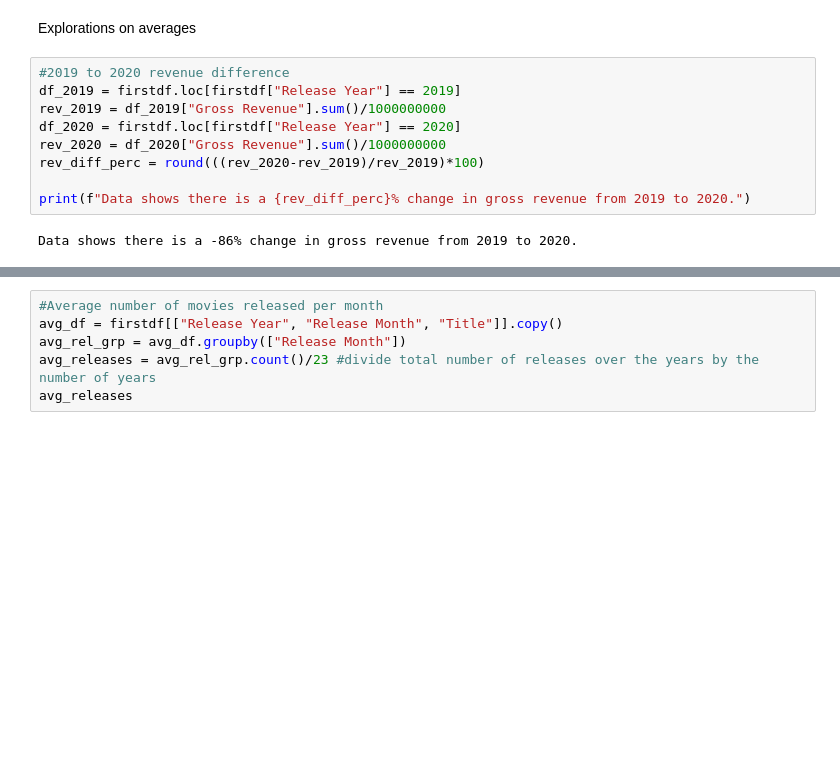
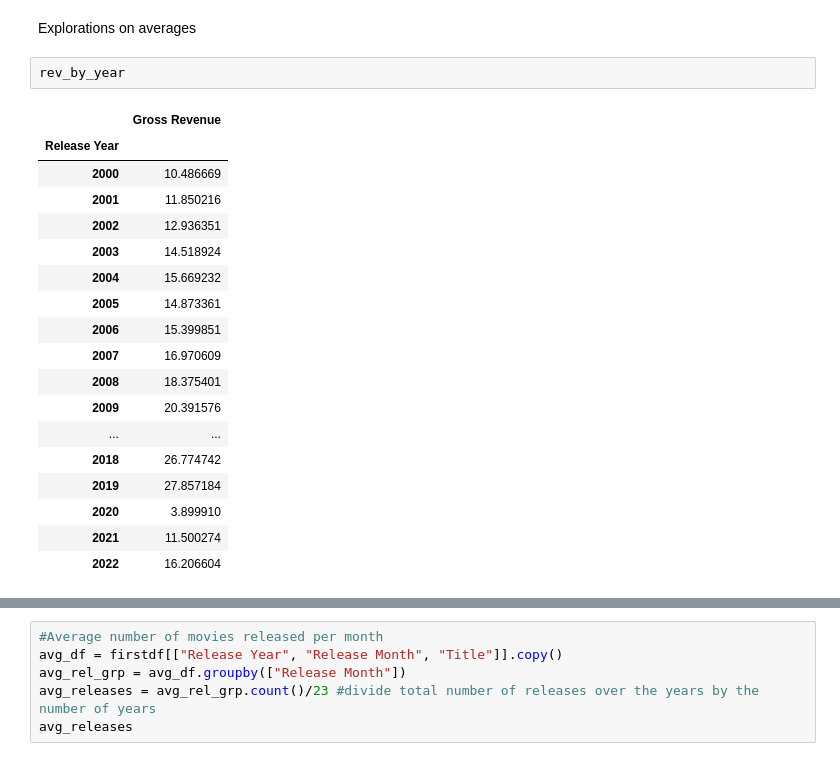
Before and after one commit to calirave/project1, a Jupyter notebook: Data Manipulation/Data Cleaning and Manipulation/Batch 1.ipynb, the cells around one changed output, grey strips where cells are left out. Saved outputs shown, nothing was run; the diff lists cells and outputs as text; blank space fills up the shorter version.

```diff
--- a/Data Manipulation/Data Cleaning and Manipulation/Batch 1.ipynb
+++ b/Data Manipulation/Data Cleaning and Manipulation/Batch 1.ipynb
@@ -106,13 +106,23 @@ plt.show()
 # %% [markdown]
 Explorations on averages
-# %%
-#2019 to 2020 revenue difference
-df_2019 = firstdf.loc[firstdf["Release Year"] == 2019]
-rev_2019 = df_2019["Gross Revenue"].sum()/1000000000
-df_2020 = firstdf.loc[firstdf["Release Year"] == 2020]
-rev_2020 = df_2020["Gross Revenue"].sum()/1000000000
-rev_diff_perc = round(((rev_2020-rev_2019)/rev_2019)*100)
-
-print(f"Data shows there is a {rev_diff_perc}% change in gross revenue from 2019 to 2020.")
-# %% [output]
-Data shows there is a -86% change in gross revenue from 2019 to 2020.
+# %%
+rev_by_year
+# %% [output]
+|  | Gross Revenue |
+| Release Year |  |
+| 2000 | 10.486669 |
+| 2001 | 11.850216 |
+| 2002 | 12.936351 |
+| 2003 | 14.518924 |
+| 2004 | 15.669232 |
+| 2005 | 14.873361 |
+| 2006 | 15.399851 |
+| 2007 | 16.970609 |
+| 2008 | 18.375401 |
+| 2009 | 20.391576 |
+| ... | ... |
+| 2018 | 26.774742 |
+| 2019 | 27.857184 |
+| 2020 | 3.899910 |
+| 2021 | 11.500274 |
+| 2022 | 16.206604 |
```
Also changed, not shown: parts of 11 cells of this notebook.
